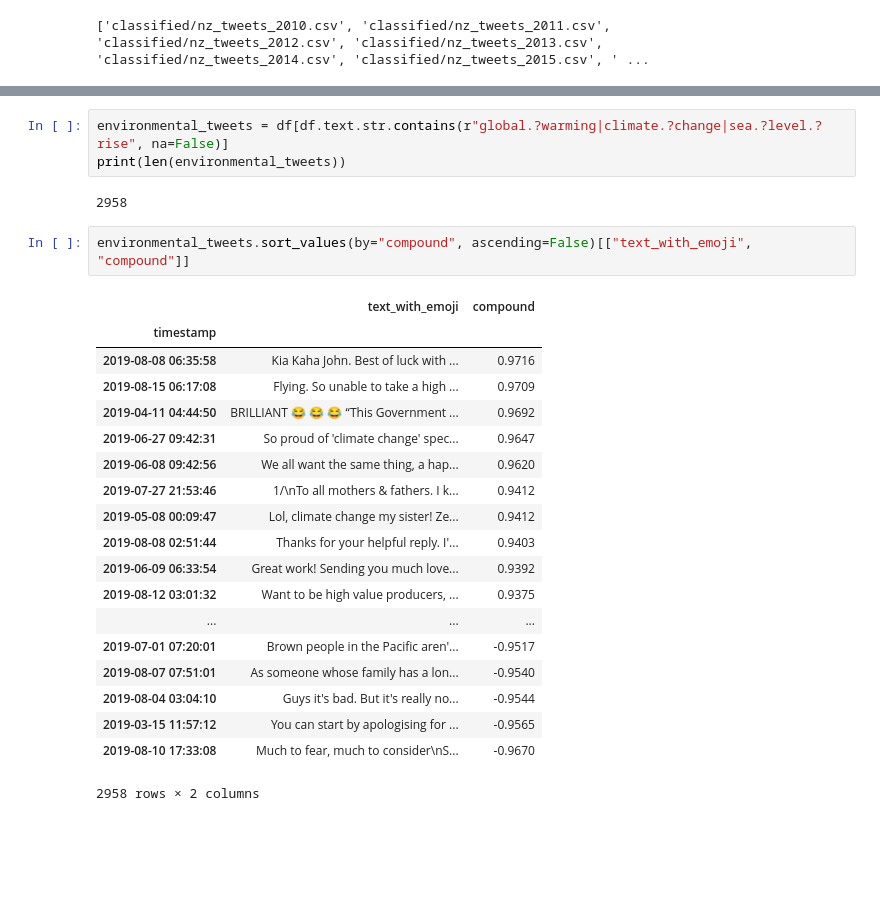
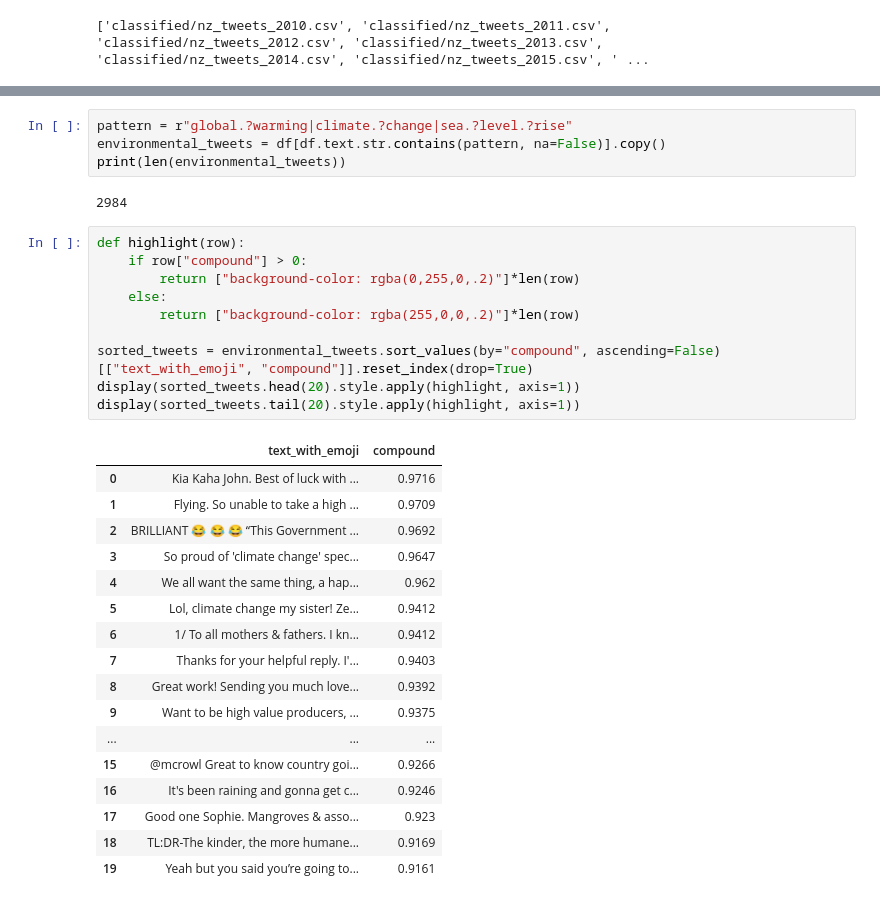
Before and after one commit to UoA-eResearch/twitter_analysis, a Jupyter notebook: plot.ipynb, the cells around one changed output, grey strips where cells are left out. Drawn from its saved outputs; the diff is of its cells as text; blank space fills up the shorter version.

Commit message:
Use pandarallel, bgcolor tweets based on sentiment, rerun for new 2014 data

```diff
--- a/plot.ipynb
+++ b/plot.ipynb
@@ -61,27 +62,34 @@ plt.show()
 # %%
-environmental_tweets = df[df.text.str.contains(r"global.?warming|climate.?change|sea.?level.?rise", na=False)]
+pattern = r"global.?warming|climate.?change|sea.?level.?rise"
+environmental_tweets = df[df.text.str.contains(pattern, na=False)].copy()
 print(len(environmental_tweets))
 # %% [output]
-2958
+2984
-# %%
-environmental_tweets.sort_values(by="compound", ascending=False)[["text_with_emoji", "compound"]]
-# %% [output]
-|  | text_with_emoji | compound |
-| timestamp |  |  |
-| 2019-08-08 06:35:58 | Kia Kaha John. Best of luck with ... | 0.9716 |
-| 2019-08-15 06:17:08 | Flying. So unable to take a high ... | 0.9709 |
-| 2019-04-11 04:44:50 | BRILLIANT 😂 😂 😂 “This Government ... | 0.9692 |
-| 2019-06-27 09:42:31 | So proud of 'climate change' spec... | 0.9647 |
-| 2019-06-08 09:42:56 | We all want the same thing, a hap... | 0.9620 |
-| 2019-07-27 21:53:46 | 1/\nTo all mothers & fathers. I k... | 0.9412 |
-| 2019-05-08 00:09:47 | Lol, climate change my sister! Ze... | 0.9412 |
-| 2019-08-08 02:51:44 | Thanks for your helpful reply. I'... | 0.9403 |
-| 2019-06-09 06:33:54 | Great work! Sending you much love... | 0.9392 |
-| 2019-08-12 03:01:32 | Want to be high value producers, ... | 0.9375 |
-| ... | ... | ... |
-| 2019-07-01 07:20:01 | Brown people in the Pacific aren'... | -0.9517 |
-| 2019-08-07 07:51:01 | As someone whose family has a lon... | -0.9540 |
-| 2019-08-04 03:04:10 | Guys it's bad. But it's really no... | -0.9544 |
-| 2019-03-15 11:57:12 | You can start by apologising for ... | -0.9565 |
-| 2019-08-10 17:33:08 | Much to fear, much to consider\nS... | -0.9670 |
-2958 rows × 2 columns
+# %%
+def highlight(row):
+    if row["compound"] > 0:
+        return ["background-color: rgba(0,255,0,.2)"]*len(row)
+    else:
+        return ["background-color: rgba(255,0,0,.2)"]*len(row)
+
+sorted_tweets = environmental_tweets.sort_values(by="compound", ascending=False)[["text_with_emoji", "compound"]].reset_index(drop=True)
+display(sorted_tweets.head(20).style.apply(highlight, axis=1))
+display(sorted_tweets.tail(20).style.apply(highlight, axis=1))
+# %% [output]
+|  | text_with_emoji | compound |
+| 0 | Kia Kaha John. Best of luck with ... | 0.9716 |
+| 1 | Flying. So unable to take a high ... | 0.9709 |
+| 2 | BRILLIANT 😂 😂 😂 “This Government ... | 0.9692 |
+| 3 | So proud of 'climate change' spec... | 0.9647 |
+| 4 | We all want the same thing, a hap... | 0.962 |
+| 5 | Lol, climate change my sister! Ze... | 0.9412 |
+| 6 | 1/ To all mothers & fathers. I kn... | 0.9412 |
+| 7 | Thanks for your helpful reply. I'... | 0.9403 |
+| 8 | Great work! Sending you much love... | 0.9392 |
+| 9 | Want to be high value producers, ... | 0.9375 |
+| ... | ... | ... |
+| 15 | @mcrowl Great to know country goi... | 0.9266 |
+| 16 | It's been raining and gonna get c... | 0.9246 |
+| 17 | Good one Sophie. Mangroves & asso... | 0.923 |
+| 18 | TL:DR-The kinder, the more humane... | 0.9169 |
+| 19 | Yeah but you said you’re going to... | 0.9161 |
```
Also changed, not shown: parts of 10 cells of this notebook, 4 other files.
